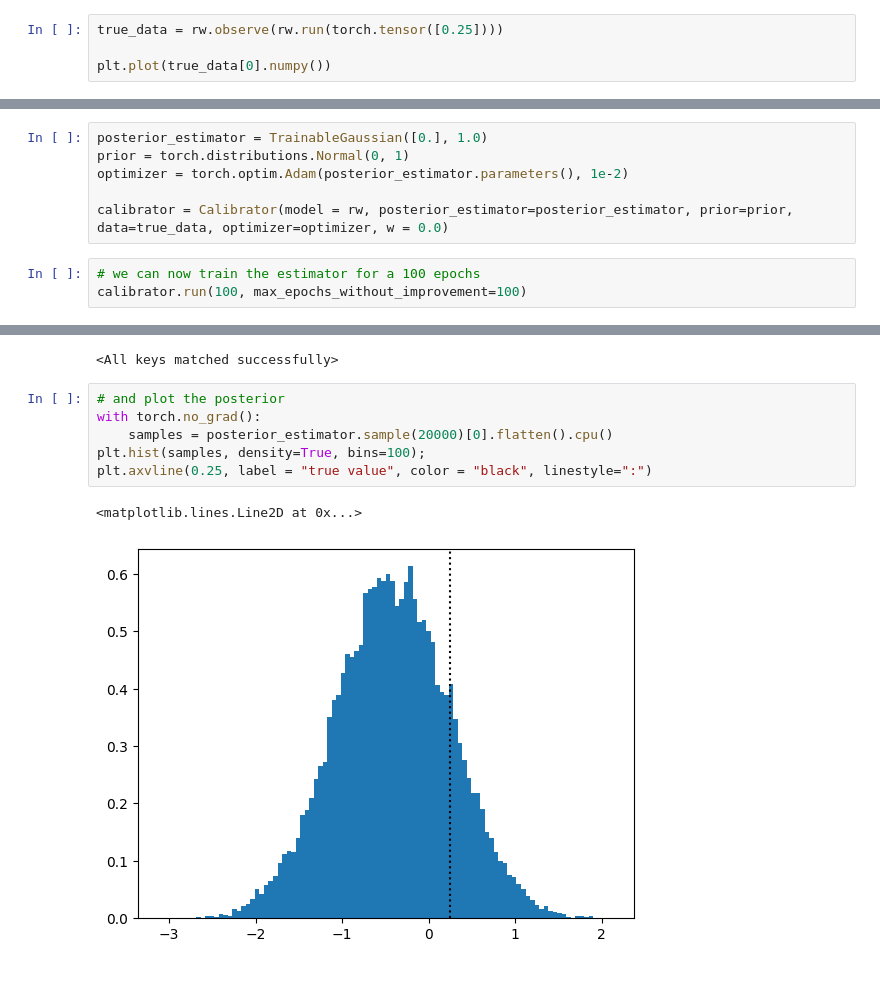
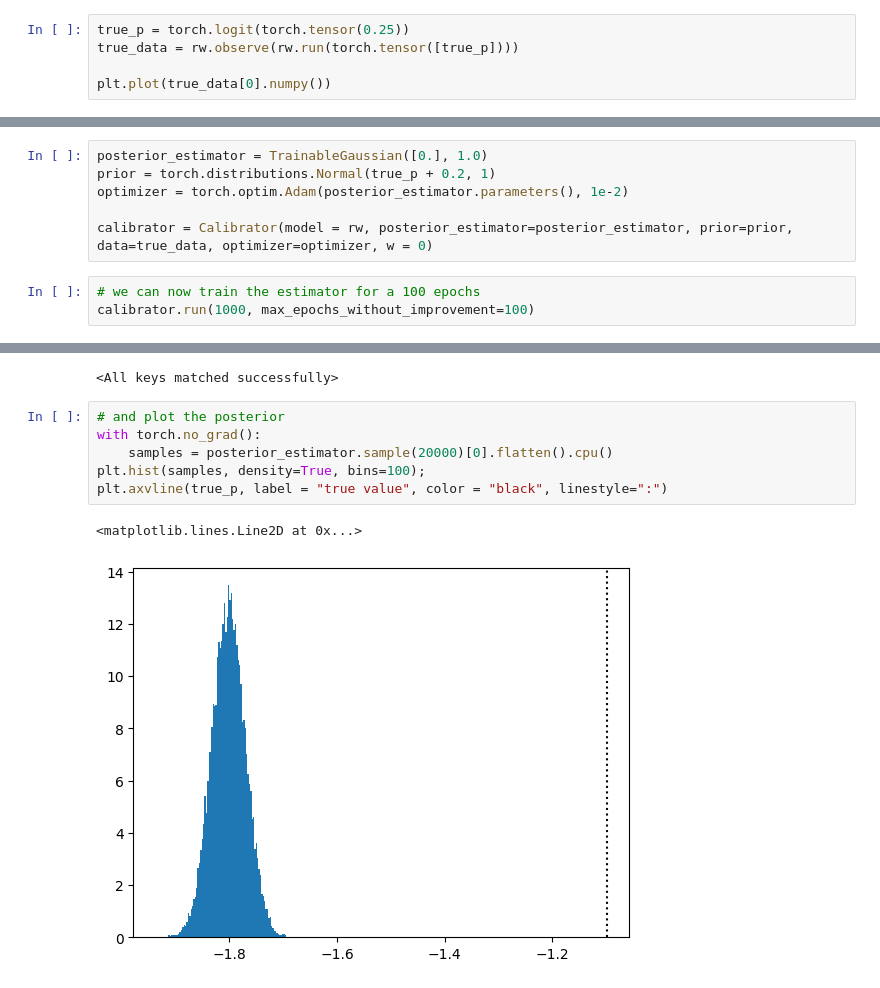
Before and after one commit to arnauqb/blackbirds, a Jupyter notebook: examples/01-random_walk.ipynb, the cells around one changed output, grey strips where cells are left out. Cells and saved outputs as stored; diff of their text form.

```diff
--- a/examples/01-random_walk.ipynb
+++ b/examples/01-random_walk.ipynb
@@ -21,7 +21,8 @@ import pandas as pd
 # %%
 rw = RandomWalk(n_timesteps=100)
 # %%
-true_data = rw.observe(rw.run(torch.tensor([0.25])))
+true_p = torch.logit(torch.tensor(0.25))
+true_data = rw.observe(rw.run(torch.tensor([true_p])))
 
 plt.plot(true_data[0].numpy())
 # %% [output]
@@ -51,13 +52,13 @@ Type:           type
 Subclasses:
 # %%
 posterior_estimator = TrainableGaussian([0.], 1.0)
-prior = torch.distributions.Normal(0, 1)
+prior = torch.distributions.Normal(true_p + 0.2, 1)
 optimizer = torch.optim.Adam(posterior_estimator.parameters(), 1e-2)
 
-calibrator = Calibrator(model = rw, posterior_estimator=posterior_estimator, prior=prior, data=true_data, optimizer=optimizer, w = 0.0)
+calibrator = Calibrator(model = rw, posterior_estimator=posterior_estimator, prior=prior, data=true_data, optimizer=optimizer, w = 0)
 # %%
 # we can now train the estimator for a 100 epochs
-calibrator.run(100, max_epochs_without_improvement=100)
+calibrator.run(1000, max_epochs_without_improvement=100)
 # %% [markdown]
 The model stops when it hits a certain amount of epochs without improvement.
 The run function returns the loss per epoch as well as the best model weights.
@@ -85,12 +86,12 @@ posterior_estimator.load_state_dict(calibrator.best_model_state_dict)
 # %%
 # and plot the posterior
 with torch.no_grad():
     samples = posterior_estimator.sample(20000)[0].flatten().cpu()
 plt.hist(samples, density=True, bins=100);
-plt.axvline(0.25, label = "true value", color = "black", linestyle=":")
+plt.axvline(true_p, label = "true value", color = "black", linestyle=":")
 # %% [output]
 <matplotlib.lines.Line2D at 0x...>
-[figure, old version]
+[figure, new version]
 # %%
 # compare the predictions to the synthetic data:
 
```
Also changed, not shown: parts of 6 cells of this notebook, 7 other files.
